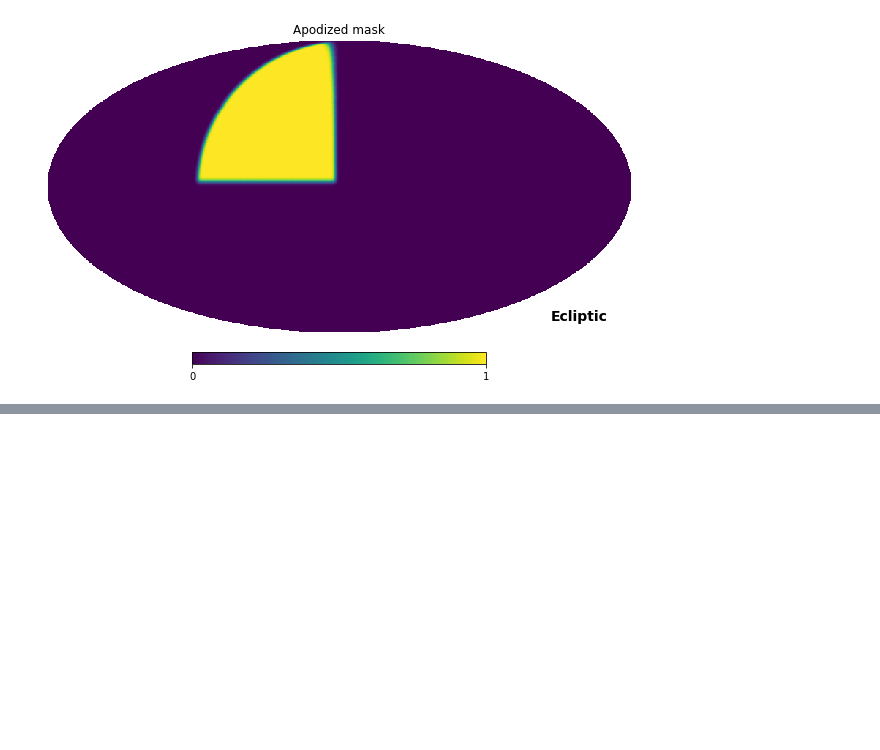
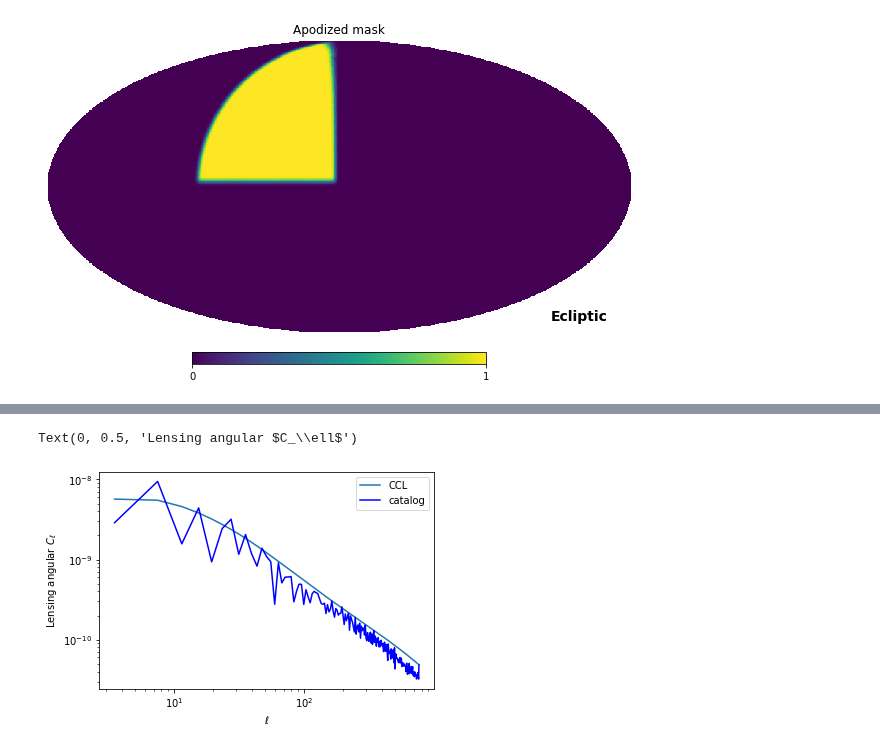
Before and after one commit to LSSTDESC/SkySim5000_IA_infusion, a Jupyter notebook: NaMaster.ipynb, the cells around one changed output, grey strips where cells are left out. Cells and saved outputs as stored; diff of their text form; code cells hidden in the pictures; blank space fills up the shorter version.

```diff
--- a/NaMaster.ipynb
+++ b/NaMaster.ipynb
@@ -46,0 +69,27 @@ Table length=1113829
+# %%
+import pyccl as ccl
+
+cosmo_ccl = ccl.Cosmology(
+    Omega_c=0.2648,
+    Omega_b=0.0448,
+    h=0.71,
+    sigma8 = 0.801,
+    n_s=0.963,
+    Neff=0)
+# %%
+nzs = np.loadtxt('StageIV_zcen_nz_bin1-5.dat')
+# %%
+# Let's first compute some Weak Lensing cls
+tracer_ccl = ccl.WeakLensingTracer(cosmo_ccl, (nzs[:,0], nzs[:,1]), use_A_ia=False)
+# %%
+cl_ccl = ccl.angular_cl(cosmo_ccl, tracer_ccl, tracer_ccl, ell_arr)
+# %%
+loglog(ell_arr, cl_ccl,label='CCL')
+plot(ell_arr, cl_22[0], 'b-', label='catalog')
+
+legend()
+xlabel(r'$\ell$')
+ylabel(r'Lensing angular $C_\ell$')
+# %% [output]
+Text(0, 0.5, 'Lensing angular $C_\\ell$')
+[figure, added]
```
Also changed, not shown: parts of 11 cells of this notebook.
